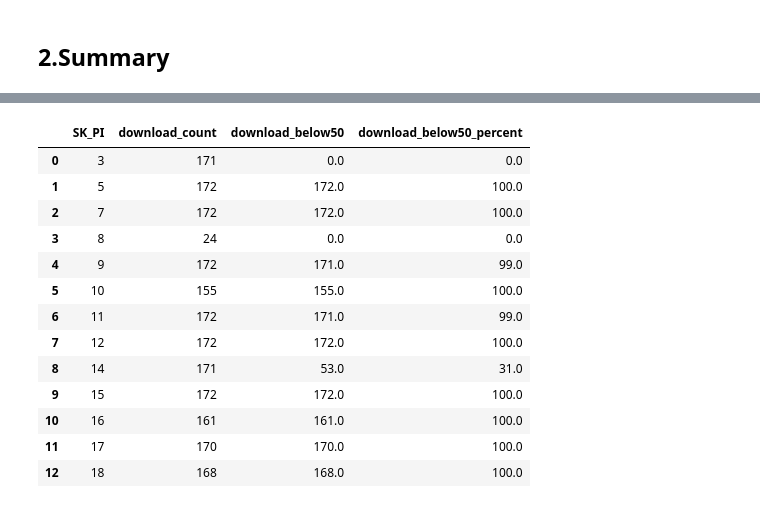
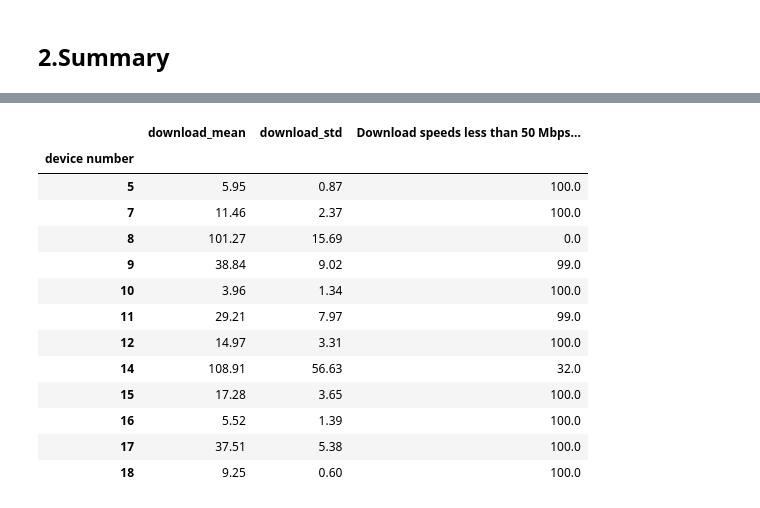
Before and after one commit to cybera/connectin, a Jupyter notebook: data_analysis/2.Summary.ipynb, the cells around one changed output, grey strips where cells are left out. Cells and saved outputs as stored; diff of their text form; code cells hidden in the pictures.

Commit message:
updated summary2

```diff
--- a/data_analysis/2.Summary.ipynb
+++ b/data_analysis/2.Summary.ipynb
@@ -56,6 +58,8 @@ else:
     query_download = "SELECT * FROM SPEEDTEST_DOWNLOAD WHERE PROVIDER!='iperf' AND DOWNLOAD>0;"
 download_df = get_dataframe_from_influxdb(client_df=client_df,query_influx=query_download,table_name='SPEEDTEST_DOWNLOAD')
 #download_df.head()
+download_df=download_df[download_df["SK_PI"]!=3]
+download_df['time']= download_df['time'].dt.tz_localize('UTC').dt.tz_convert('America/Winnipeg')
 # %%
 device_numbers_d=download_df['SK_PI'].unique()
 device_numbers_d=list(map(int, device_numbers_d))
@@ -96,29 +120,42 @@ download_df.loc[(download_df["DOWNLOAD"]<50),"below50"]=1
 # %%
 summary_download=download_df.groupby("SK_PI")['below50'].count().reset_index()
 summary_download.rename(columns={'below50':'download_count'}, inplace=True)
+
+mean_download=round(download_df.groupby("SK_PI")['DOWNLOAD'].mean(),2).reset_index()
+mean_download.rename(columns={'DOWNLOAD':'download_mean'}, inplace=True)
+
+std_download=round(download_df.groupby("SK_PI")['DOWNLOAD'].std(),2).reset_index()
+std_download.rename(columns={'DOWNLOAD':'download_std'}, inplace=True)
+
 subset_below50=download_df[download_df['below50']==1]
 summary_below50=subset_below50.groupby("SK_PI")['below50'].count().reset_index()
 summary_below50.rename(columns={'below50':'download_below50'}, inplace=True)
+
 summary_download=pd.merge(summary_download, summary_below50,  how='outer', left_on=['SK_PI'], right_on = ['SK_PI'])
+summary_download=pd.merge(summary_download, mean_download,  how='outer', left_on=['SK_PI'], right_on = ['SK_PI'])
+summary_download=pd.merge(summary_download, std_download,  how='outer', left_on=['SK_PI'], right_on = ['SK_PI'])
+
 summary_download.fillna(0, inplace=True)
-summary_download['download_below50_percent']=round(summary_download['download_below50']/summary_download['download_count']*100)
+summary_download['Download speeds less than 50  Mbps  (%)']=round(summary_download['download_below50']/summary_download['download_count']*100)
 summary_download=summary_download.sort_values(by=['SK_PI'], ascending=[True])
-summary_download
+summary_download["device number"]=summary_download["SK_PI"]
+summary_download=summary_download.reset_index().set_index("device number")
+summary_download[["download_mean","download_std","Download speeds less than 50  Mbps  (%)"]]
 # %% [output]
-|  | SK_PI | download_count | download_below50 | download_below50_percent |
-| 0 | 3 | 171 | 0.0 | 0.0 |
-| 1 | 5 | 172 | 172.0 | 100.0 |
-| 2 | 7 | 172 | 172.0 | 100.0 |
-| 3 | 8 | 24 | 0.0 | 0.0 |
-| 4 | 9 | 172 | 171.0 | 99.0 |
-| 5 | 10 | 155 | 155.0 | 100.0 |
-| 6 | 11 | 172 | 171.0 | 99.0 |
-| 7 | 12 | 172 | 172.0 | 100.0 |
-| 8 | 14 | 171 | 53.0 | 31.0 |
-| 9 | 15 | 172 | 172.0 | 100.0 |
-| 10 | 16 | 161 | 161.0 | 100.0 |
-| 11 | 17 | 170 | 170.0 | 100.0 |
-| 12 | 18 | 168 | 168.0 | 100.0 |
+|  | download_mean | download_std | Download speeds less than 50 Mbps... |
+| device number |  |  |  |
+| 5 | 5.95 | 0.87 | 100.0 |
+| 7 | 11.46 | 2.37 | 100.0 |
+| 8 | 101.27 | 15.69 | 0.0 |
+| 9 | 38.84 | 9.02 | 99.0 |
+| 10 | 3.96 | 1.34 | 100.0 |
+| 11 | 29.21 | 7.97 | 99.0 |
+| 12 | 14.97 | 3.31 | 100.0 |
+| 14 | 108.91 | 56.63 | 32.0 |
+| 15 | 17.28 | 3.65 | 100.0 |
+| 16 | 5.52 | 1.39 | 100.0 |
+| 17 | 37.51 | 5.38 | 100.0 |
+| 18 | 9.25 | 0.60 | 100.0 |
 # %%
 device_number=14
 subset=download_df[download_df["SK_PI"]==device_number]
```
Also changed, not shown: parts of 46 cells of this notebook.
